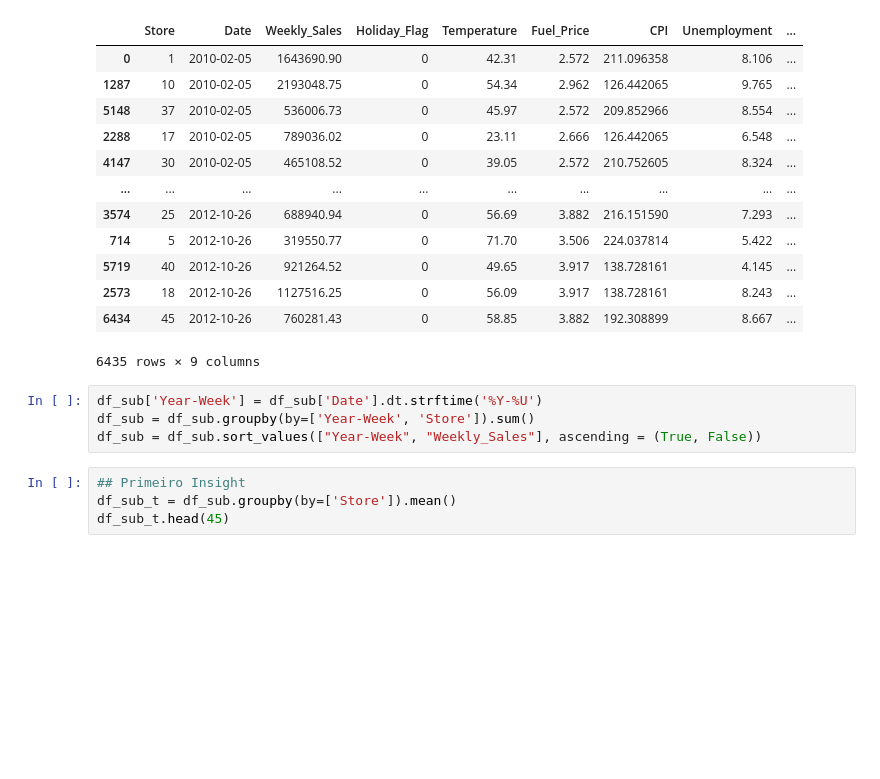
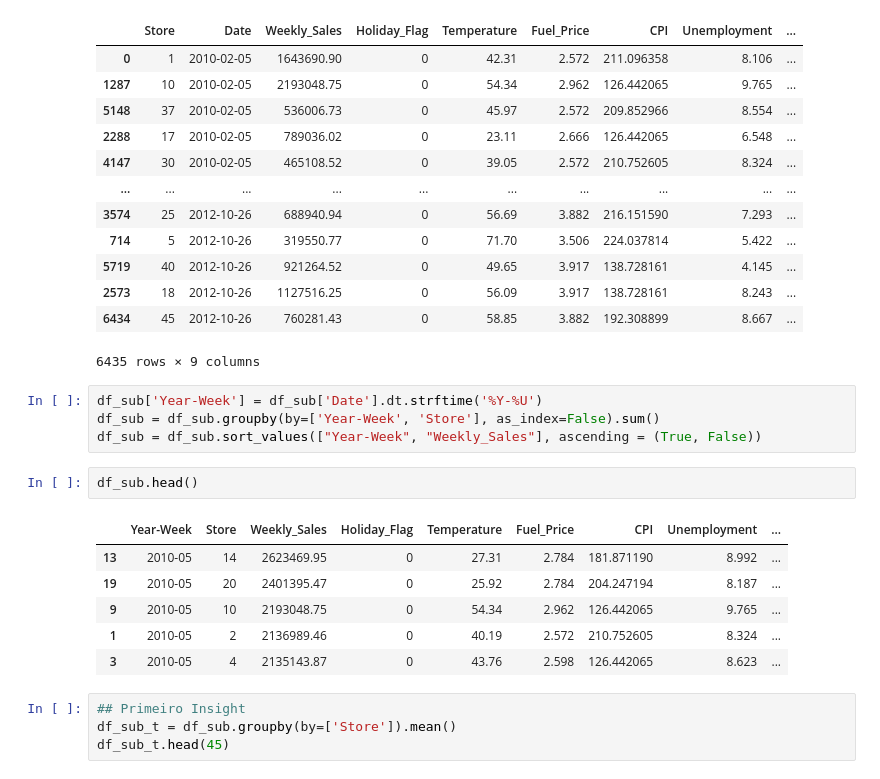
Before and after one commit to peleal/Deliverable-2, a Jupyter notebook: Deliverable_2_V2.ipynb, the cells around one changed output. Drawn from its saved outputs; the diff is of its cells as text; blank space fills up the shorter version.

```diff
--- a/Deliverable_2_V2.ipynb
+++ b/Deliverable_2_V2.ipynb
@@ -64,8 +64,17 @@ df_sub.sort_values("Date")
 6435 rows × 9 columns
 # %%
 df_sub['Year-Week'] = df_sub['Date'].dt.strftime('%Y-%U')
-df_sub = df_sub.groupby(by=['Year-Week', 'Store']).sum()
+df_sub = df_sub.groupby(by=['Year-Week', 'Store'], as_index=False).sum()
 df_sub = df_sub.sort_values(["Year-Week", "Weekly_Sales"], ascending = (True, False))
+# %%
+df_sub.head()
+# %% [output]
+|  | Year-Week | Store | Weekly_Sales | Holiday_Flag | Temperature | Fuel_Price | CPI | Unemployment | ... |
+| 13 | 2010-05 | 14 | 2623469.95 | 0 | 27.31 | 2.784 | 181.871190 | 8.992 | ... |
+| 19 | 2010-05 | 20 | 2401395.47 | 0 | 25.92 | 2.784 | 204.247194 | 8.187 | ... |
+| 9 | 2010-05 | 10 | 2193048.75 | 0 | 54.34 | 2.962 | 126.442065 | 9.765 | ... |
+| 1 | 2010-05 | 2 | 2136989.46 | 0 | 40.19 | 2.572 | 210.752605 | 8.324 | ... |
+| 3 | 2010-05 | 4 | 2135143.87 | 0 | 43.76 | 2.598 | 126.442065 | 8.623 | ... |
 # %%
 ## Primeiro Insight
 df_sub_t = df_sub.groupby(by=['Store']).mean()
```
Also changed, not shown: parts of 4 cells of this notebook.
